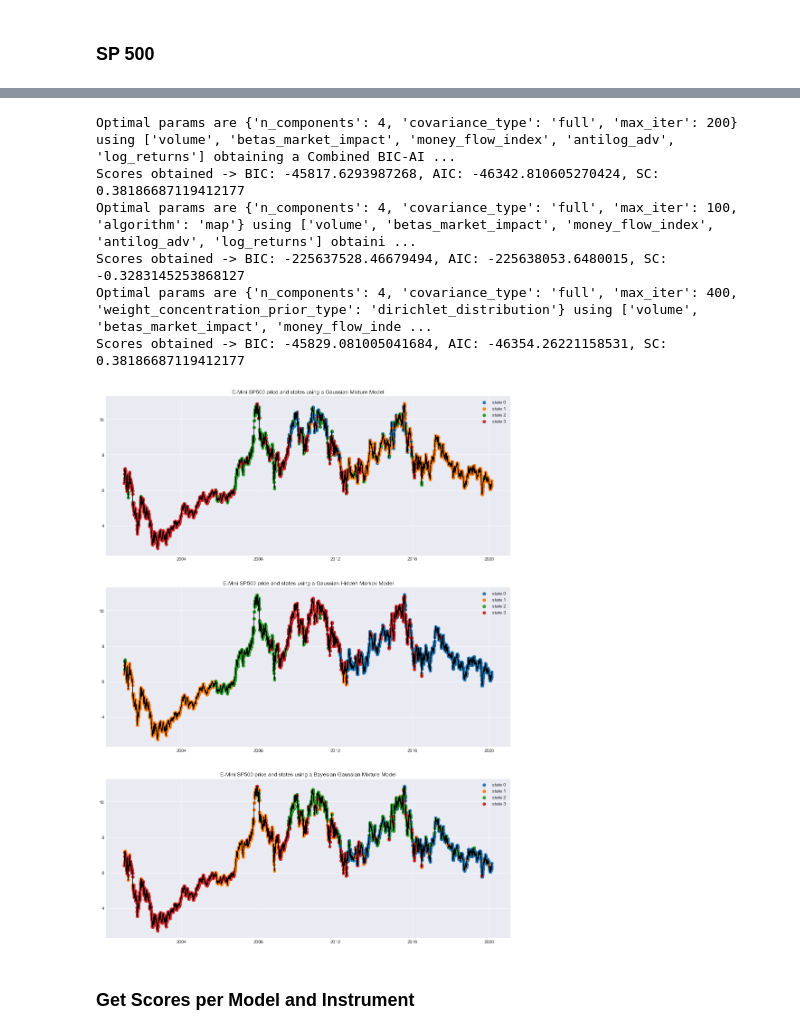
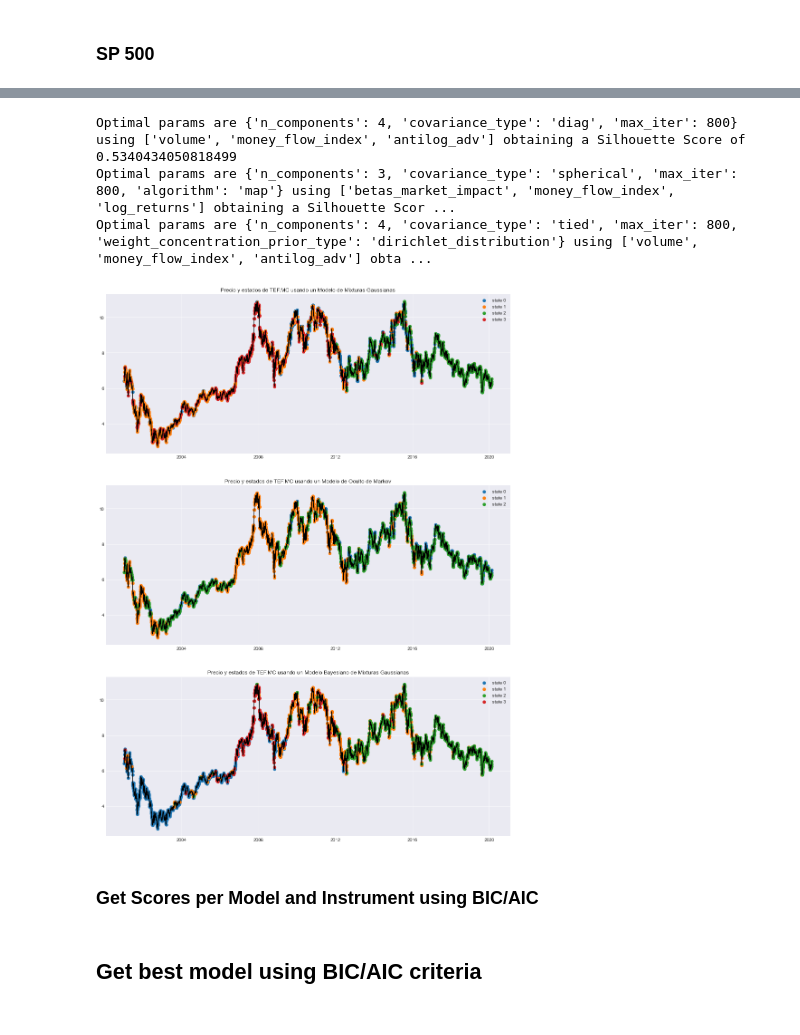
Before and after one commit to msanchezj/improve-execution-algos, a Jupyter notebook: Models Evaluation.ipynb, the cells around one changed output, grey strips where cells are left out. Saved outputs shown, nothing was run; the diff lists cells and outputs as text; code cells hidden in the pictures.

```diff
--- a/Models Evaluation.ipynb
+++ b/Models Evaluation.ipynb
@@ -1056,7 +523,7 @@ features_df = getFeaturesDf(features)
 
 train_data, test_data = splitTrainTestData(features_df, 2)
 # %%
-best_gmm, features_gmm = get_best_gmm_aic_bic(features)
-best_ghmm, features_ghmm = get_best_ghmm_aic_bic(features)
-best_bgm, features_bgm = get_best_bgm_aic_bic(features)
+best_gmm, features_gmm, scores_gmm = get_best_gmm_aic_bic(features, pca_flag=False)
+best_ghmm, features_ghmm,scores_ghmm = get_best_ghmm_aic_bic(features, pca_flag=False)
+best_bgm, features_bgm, scores_bgm = get_best_bgm_aic_bic(features, pca_flag=False)
 # %% [output]
@@ -1118,4 +536,4 @@ features_df['betas_market_impact'].plot();
 train_gmm, test_gmm = splitTrainTestData(features_df[features_gmm], 2)
 full_data_gmm = features_df[features_gmm]
 # %%
-pca, scaler, gmm = fit_model_to_evaluate(best_gmm, train_gmm, len(features_gmm))
+pca, scaler, gmm = fit_model_to_evaluate(best_gmm, train_gmm, pca_flag=False)
@@ -1132,9 +540,10 @@ else:
 # %%
+if pca is not None:
+    modeled_test_data = pca.transform(scaler.transform(test_gmm.values))
+else:
+    modeled_test_data = scaler.transform(test_gmm.values)
+
 if pca is not None:
     full_data = pca.transform(scaler.transform(full_data_gmm.values))
 else:
     full_data = scaler.transform(full_data_gmm.values)
-
-predictions = gmm.predict(full_data)
-plt.figure(figsize=(10,7))
-plt.scatter(full_data[:, 0], full_data[:, 1], c=predictions, s=40, cmap='viridis');
@@ -1328,7 +735,7 @@ def plot_time_series_states(model, daily_data, features_df, features_to_use, ax,
     train, test = splitTrainTestData(features_df[features_to_use], 2)
     data_to_use = features_df[features_to_use]
 
-    pca, scaler, model_fitted = fit_model_to_evaluate(model, train, len(features_to_use), pca_flag=False)
+    pca, scaler, model_fitted = fit_model_to_evaluate(model, train, pca_flag=False)
     if pca is not None:
         full_data = pca.transform(scaler.transform(data_to_use.values))
     else:
@@ -1422,46 +881,43 @@ plot_time_series_states(best_bgm, daily_data, features_df, features_bgm, ax[2],
 # %%
 raw = pd.read_csv("file:///" + os.path.join(DATAPATH, "TEF.txt"), parse_dates=[['<DTYYYYMMDD>', '<TIME>']])
 df = formatData(raw)
 
 current_ticker = df.ticker.iloc[0]
 
 df[TURNOVER] = df[VOLUME]*df[CLOSE_PRICE]
 daily_data = get_daily_data(df)
 
 log_returns = get_log_returns(daily_data)
 adv_antilog = get_antilog_adv_median(daily_data)
 mfi = get_money_flow_index(daily_data)
 betas_mkt_impact = get_beta_market_impact(daily_data)
 log_traded_vol = get_log_total_trade_vol(daily_data)
 
 features = [log_traded_vol, betas_mkt_impact, mfi, adv_antilog, log_returns]
 features_df = getFeaturesDf(features)
 
 train_data, test_data = splitTrainTestData(features_df, 2)
 
-best_gmm, features_gmm = get_best_gmm_aic_bic(features, pca_flag=False)
-best_ghmm, features_ghmm = get_best_ghmm_aic_bic(features, pca_flag=False)
-best_bgm, features_bgm = get_best_bgm_aic_bic(features, pca_flag=False)
+best_gmm, features_gmm, scores_gmm = get_best_gmm(features, pca_flag=False)
+best_ghmm, features_ghmm, scores_ghmm = get_best_ghmm(features, pca_flag=False)
+best_bgm, features_bgm, scores_bgm = get_best_bgm(features, pca_flag=False)
 
 fig, ax = plt.subplots(nrows=3, ncols=1);
 fig.set_size_inches(16,22);
 
-gmm_title = "E-Mini SP500 price and states using a Gaussian Mixture Model"
+gmm_title = "Precio y estados de TEF.MC usando un Modelo de Mixturas Gaussianas"
 plot_time_series_states(best_gmm, daily_data, features_df, features_gmm, ax[0], gmm_title)
 
-ghmm_title = "E-Mini SP500 price and states using a Gaussian Hidden Markov Model"
+ghmm_title = "Precio y estados de TEF.MC usando un Modelo de Oculto de Markov"
 plot_time_series_states(best_ghmm, daily_data, features_df, features_ghmm, ax[1], ghmm_title)
 
-bgm_title = "E-Mini SP500 price and states using a Bayesian Gaussian Mixture Model"
+bgm_title = "Precio y estados de TEF.MC usando un Modelo Bayesiano de Mixturas Gaussianas"
 plot_time_series_states(best_bgm, daily_data, features_df, features_bgm, ax[2], bgm_title)
 # %% [output]
-Optimal params are {'n_components': 4, 'covariance_type': 'full', 'max_iter': 200} using ['volume', 'betas_market_impact', 'money_flow_index', 'antilog_adv', 'log_returns'] obtaining a Combined BIC-AI ...
-Scores obtained -> BIC: -45817.6293987268, AIC: -46342.810605270424, SC: 0.38186687119412177
-Optimal params are {'n_components': 4, 'covariance_type': 'full', 'max_iter': 100, 'algorithm': 'map'} using ['volume', 'betas_market_impact', 'money_flow_index', 'antilog_adv', 'log_returns'] obtaini ...
-Scores obtained -> BIC: -225637528.46679494, AIC: -225638053.6480015, SC: -0.3283145253868127
-Optimal params are {'n_components': 4, 'covariance_type': 'full', 'max_iter': 400, 'weight_concentration_prior_type': 'dirichlet_distribution'} using ['volume', 'betas_market_impact', 'money_flow_inde ...
-Scores obtained -> BIC: -45829.081005041684, AIC: -46354.26221158531, SC: 0.38186687119412177
+Optimal params are {'n_components': 4, 'covariance_type': 'diag', 'max_iter': 800} using ['volume', 'money_flow_index', 'antilog_adv'] obtaining a Silhouette Score of 0.5340434050818499
+Optimal params are {'n_components': 3, 'covariance_type': 'spherical', 'max_iter': 800, 'algorithm': 'map'} using ['betas_market_impact', 'money_flow_index', 'log_returns'] obtaining a Silhouette Scor ...
+Optimal params are {'n_components': 4, 'covariance_type': 'tied', 'max_iter': 800, 'weight_concentration_prior_type': 'dirichlet_distribution'} using ['volume', 'money_flow_index', 'antilog_adv'] obta ...
-[figure, old version]
+[figure, new version]
 # %% [markdown]
-### Get Scores per Model and Instrument
+### Get Scores per Model and Instrument using BIC/AIC
 # %%
@@ -1490,0 +1078,2 @@ def get_scores_per_model(file):
+# %% [markdown]
+## Get best model using BIC/AIC criteria
```
Also changed, not shown: parts of 44 cells of this notebook, 4 other files.
